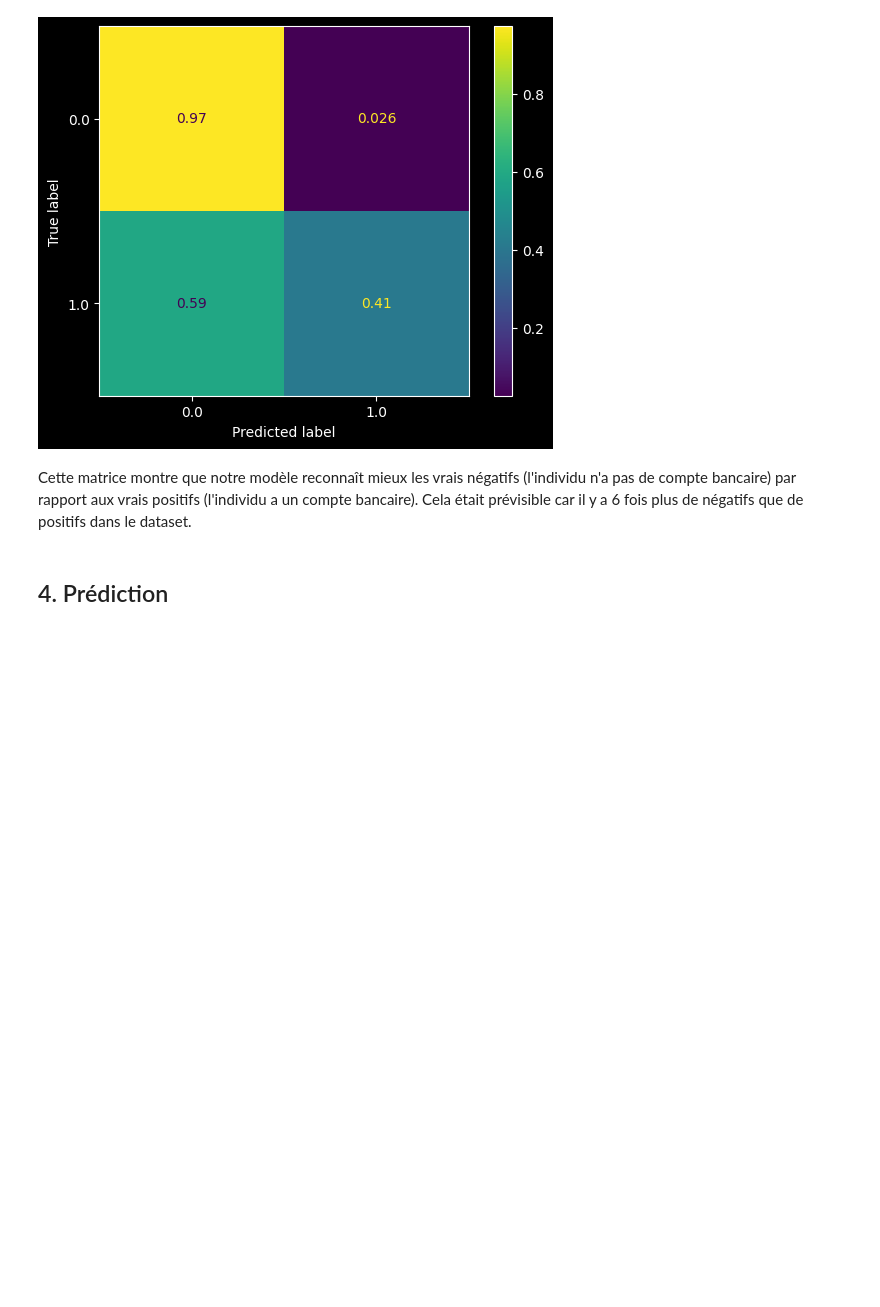
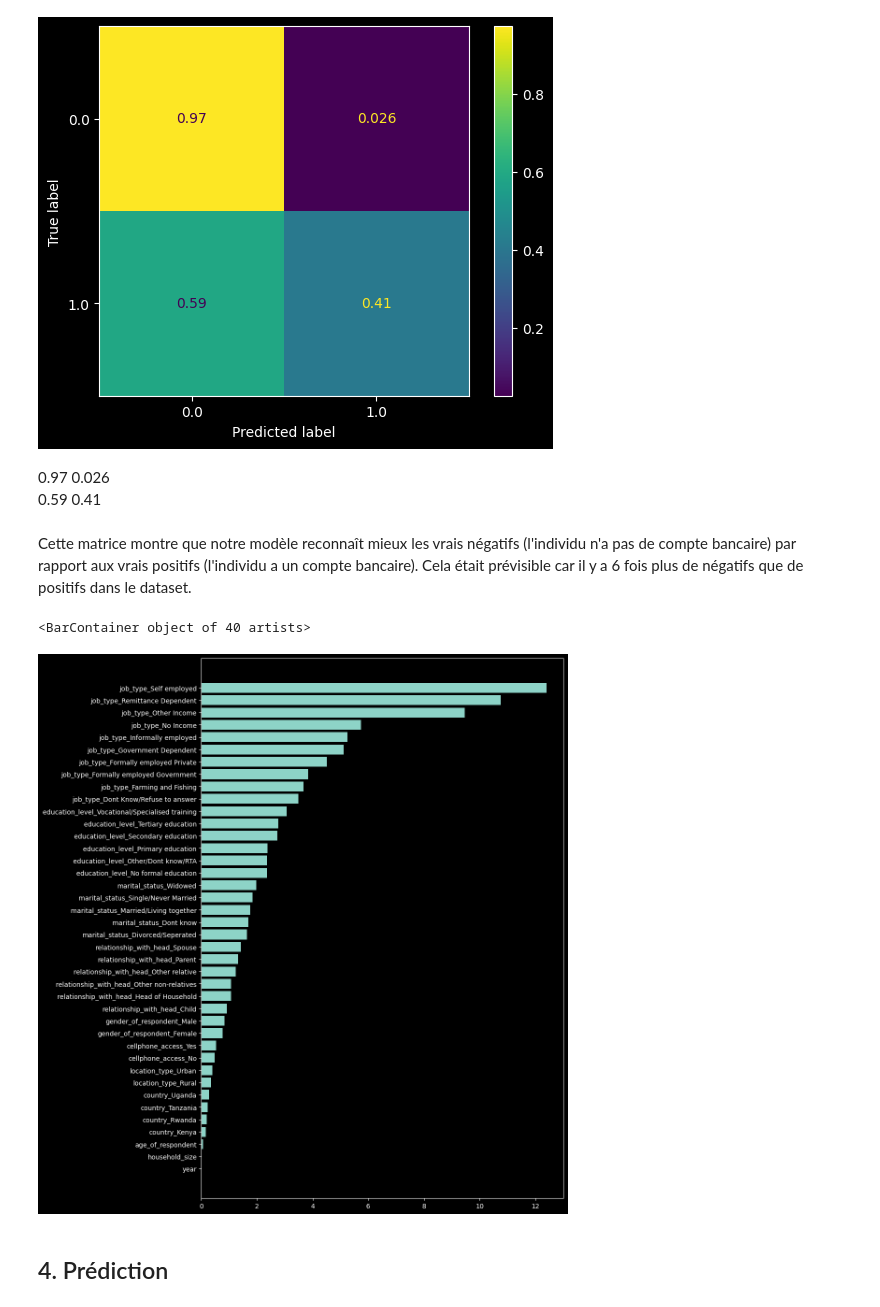
Before and after one commit to justekouassi/Inclusion-financiere-en-Afrique, a Jupyter notebook: inclusion_best.ipynb, the cells around one changed output. Drawn from its saved outputs; the diff is of its cells as text; code cells hidden in the pictures; blank space fills up the shorter version.

```diff
--- a/inclusion_best.ipynb
+++ b/inclusion_best.ipynb
@@ -54,3 +52,6 @@ target = 'bank_account'
+# %%
+ID = 'uniqueid'
+TARGET = 'bank_account'
 # %% [markdown]
 ## 1. Analyse exploratoire
 # %% [markdown]
@@ -220,13 +228,13 @@ def processing_dummy(data: pd.DataFrame) -> pd.DataFrame:
     '''
     try:
         data_dummy = pd.get_dummies(
-            data.drop(['uniqueid', 'bank_account'], axis=1))
+            data.drop([ID, TARGET], axis=1))
         # normalisation
         scaler = MMS
         data_dummy[data_dummy.columns] = scaler.fit_transform(data_dummy)
-        data_dummy['bank_account'] = data['bank_account']
+        data_dummy[TARGET] = data[TARGET]
     except:
-        data_dummy = pd.get_dummies(data.drop(['uniqueid'], axis=1))
+        data_dummy = pd.get_dummies(data.drop([ID], axis=1))
         # normalisation
         scaler = MMS
         data_dummy[data_dummy.columns] = scaler.fit_transform(data_dummy)
@@ -317,8 +327,17 @@ ConfusionMatrixDisplay.from_estimator(model_dummy, X_Val_dummy, y_Val_dummy, nor
 # %% [output]
 <sklearn.metrics._plot.confusion_matrix.ConfusionMatrixDisplay at 0x...>
 [figure]
+# %% [markdown]
+0.97	0.026 <br>
+0.59	0.41
 # %% [markdown]
 Cette matrice montre que notre modèle reconnaît mieux les vrais négatifs (l'individu n'a pas de compte bancaire) par rapport aux vrais positifs (l'individu a un compte bancaire). Cela était prévisible car il y a 6 fois plus de négatifs que de positifs dans le dataset.
+# %%
+plt.figure(figsize=(10,15))
+plt.barh(X_Val_dummy.columns.to_list(), pd.Series(model_dummy.feature_importances_).sort_values())
+# %% [output]
+<BarContainer object of 40 artists>
+[figure, added]
 # %% [markdown]
 ## 4. Prédiction
 # %% [markdown]
```
Also changed, not shown: parts of 13 cells of this notebook, 11 other files.
